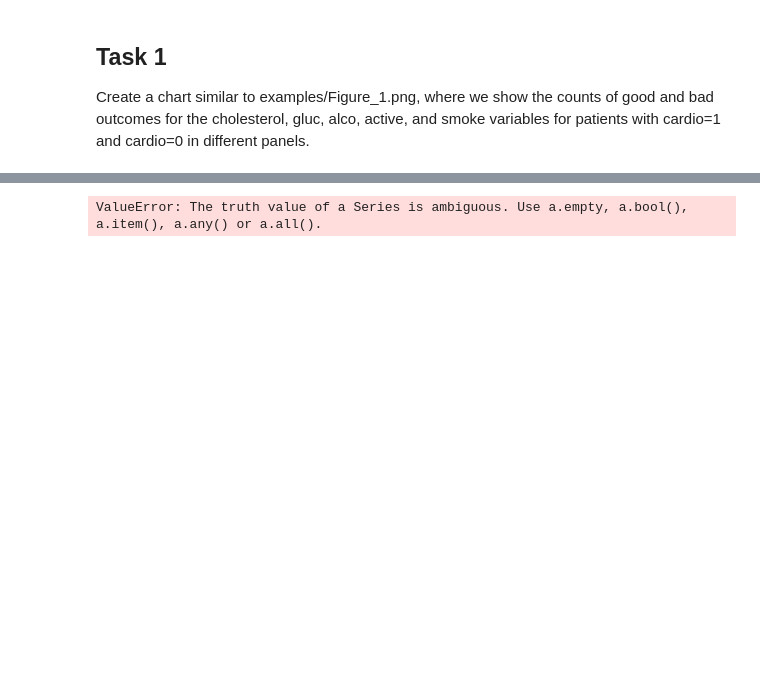
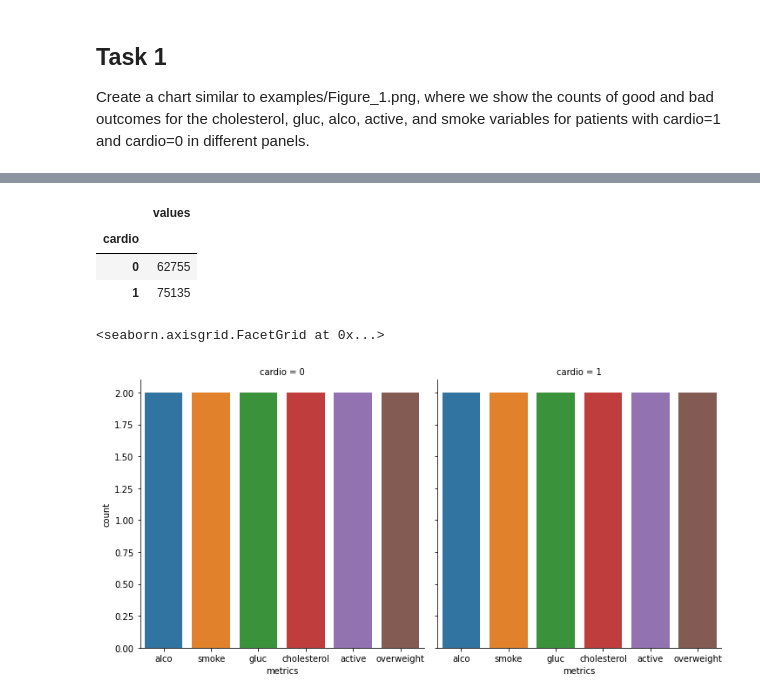
Before and after one commit to Taofiq-Bakare/FreeCodeCamp, a Jupyter notebook: medical_data_visualizer/medical_data.ipynb, the cells around one changed output, grey strips where cells are left out. Drawn from its saved outputs; the diff is of its cells as text; code cells hidden in the pictures; blank space fills up the shorter version.

```diff
--- a/medical_data_visualizer/medical_data.ipynb
+++ b/medical_data_visualizer/medical_data.ipynb
@@ -88,0 +55,3 @@ plt_columns
+# %%
+data2 = test.iloc[:,6:].copy()
+data2.head()
@@ -88,0 +66,2 @@ plt_columns
+# %%
+data3 = pd.melt(data2,id_vars='cardio', var_name='metrics', value_name='values')
@@ -88,0 +77,3 @@ plt_columns
+# %%
+data4 = pd.DataFrame(data3.value_counts()).reset_index()
+data4
@@ -89,4 +98,13 @@ plt_columns
+# %%
+test1 = data3.groupby(['cardio']).sum()
+test1
+# %% [output]
+|  | values |
+| cardio |  |
+| 0 | 62755 |
+| 1 | 75135 |
 # %%
-sns.catplot(x=['cardio','cholesterol'], data=test, kind='count')
+sns.catplot(x='metrics',data=data4, kind='count', col='cardio')
 # %% [output]
-ValueError: The truth value of a Series is ambiguous. Use a.empty, a.bool(), a.item(), a.any() or a.all().
+<seaborn.axisgrid.FacetGrid at 0x...>
+[figure, added]
```
Also changed, not shown: parts of 10 cells of this notebook.
